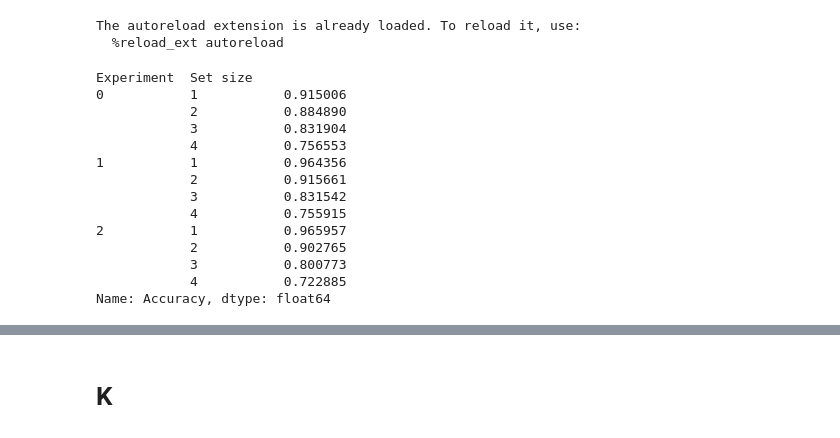
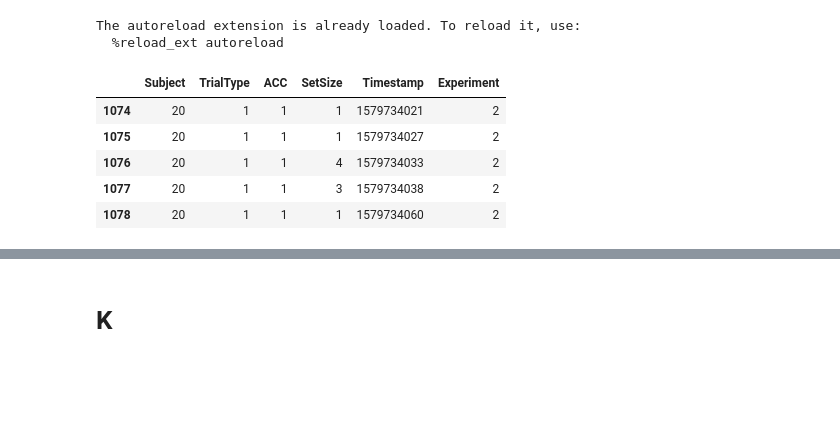
Before and after one commit to WilliamThyer/Thyer-et-al-2021, a Jupyter notebook: behavior_analysis.ipynb, the cells around one changed output, grey strips where cells are left out. Cells and saved outputs as stored; diff of their text form; code cells hidden in the pictures; blank space fills up the shorter version.

```diff
--- a/behavior_analysis.ipynb
+++ b/behavior_analysis.ipynb
@@ -43,18 +18,29 @@ df = pd.DataFrame({'Experiment':exps,'Subject':subs, 'Set size': ss, 'Accuracy':
-# %%
-total_means = df.groupby(['Experiment','Set size'])['Accuracy'].mean()
-total_means
-# %% [output]
-Experiment  Set size
-0           1           0.915006
-            2           0.884890
-            3           0.831904
-            4           0.756553
-1           1           0.964356
-            2           0.915661
-            3           0.831542
-            4           0.755915
-2           1           0.965957
-            2           0.902765
-            3           0.800773
-            4           0.722885
-Name: Accuracy, dtype: float64
+# %%
+output_dir = Path('./output')
+fig_dir = output_dir / 'figures' / 'behavior'
+
+behavior = None
+experiment_names = ['1801','1901','1902']
+for iexp,experiment_name in enumerate(experiment_names):
+
+    data_dir = f'./data/{experiment_name}'
+    exp = decode_eeg.Experiment(experiment_name,data_dir,test=False)
+
+    for isub in range(exp.nsub):
+        # Load subject's behavior data
+        if behavior is None:
+            behavior = pd.DataFrame(exp.load_behavior(isub))[['Subject','TrialType','ACC','SetSize','Timestamp']]
+            behavior['Experiment'] = (np.ones(len(behavior))*iexp).astype(int)
+        else:
+            temp = pd.DataFrame(exp.load_behavior(isub))[['Subject','TrialType','ACC','SetSize','Timestamp']]
+            temp['Experiment'] = (np.ones(len(temp))*iexp).astype(int)
+            behavior = behavior.append(temp)
+
+behavior.tail()
+# %% [output]
+|  | Subject | TrialType | ACC | SetSize | Timestamp | Experiment |
+| 1074 | 20 | 1 | 1 | 1 | 1579734021 | 2 |
+| 1075 | 20 | 1 | 1 | 1 | 1579734027 | 2 |
+| 1076 | 20 | 1 | 1 | 4 | 1579734033 | 2 |
+| 1077 | 20 | 1 | 1 | 3 | 1579734038 | 2 |
+| 1078 | 20 | 1 | 1 | 1 | 1579734060 | 2 |
```
Also changed, not shown: parts of 32 cells of this notebook.
